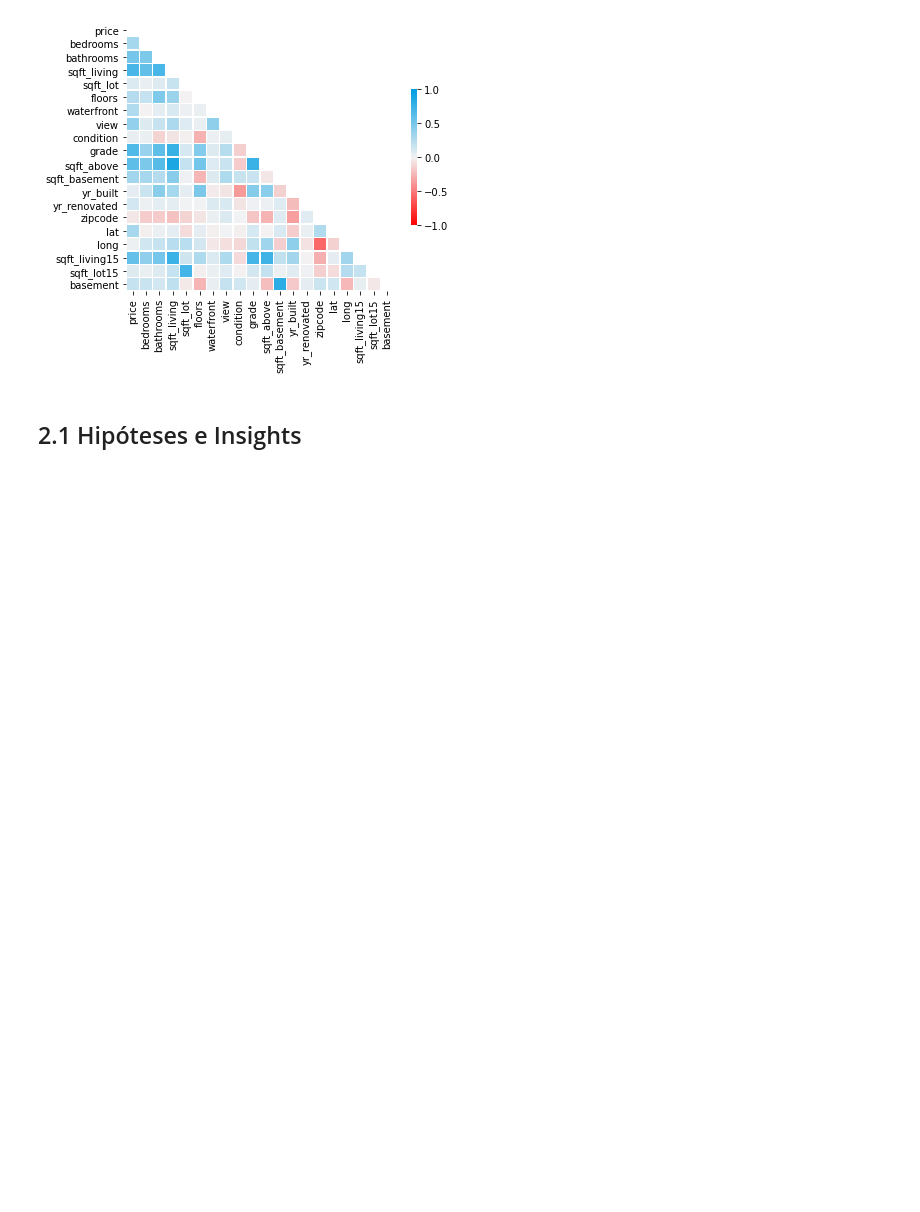
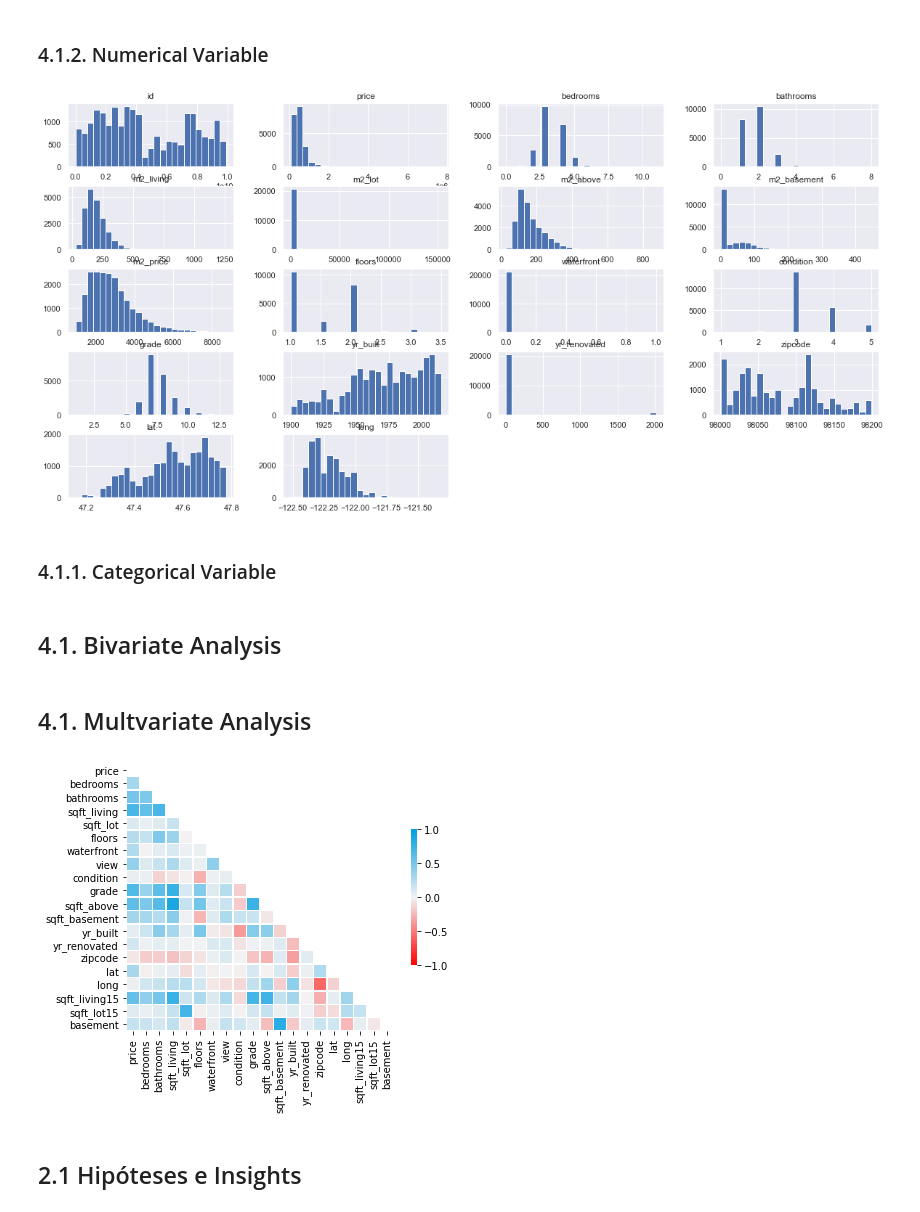
Before and after one commit to RaulBelarmino/house-rocket-insights, a Jupyter notebook: house-rocket-insights.ipynb, the cells around one changed output. Cells and saved outputs as stored; diff of their text form; code cells hidden in the pictures; blank space fills up the shorter version.

```diff
--- a/house-rocket-insights.ipynb
+++ b/house-rocket-insights.ipynb
@@ -144,3 +346,16 @@ data = data.drop(15870, axis=0)
+# %% [markdown]
+### 4.1.2. Numerical Variable
+# %%
+num_attributes2 = df2.select_dtypes(include=['int64','float64'])
+num_attributes2.hist(bins=25);
+# %% [output]
+[figure, added]
+# %% [markdown]
+### 4.1.1. Categorical Variable
+# %% [markdown]
+## 4.1. Bivariate Analysis
+# %% [markdown]
+## 4.1. Multvariate Analysis
 # %%
 #Gerando matrix
 matrix = data.copy()
```
Also changed, not shown: parts of 60 cells of this notebook.
